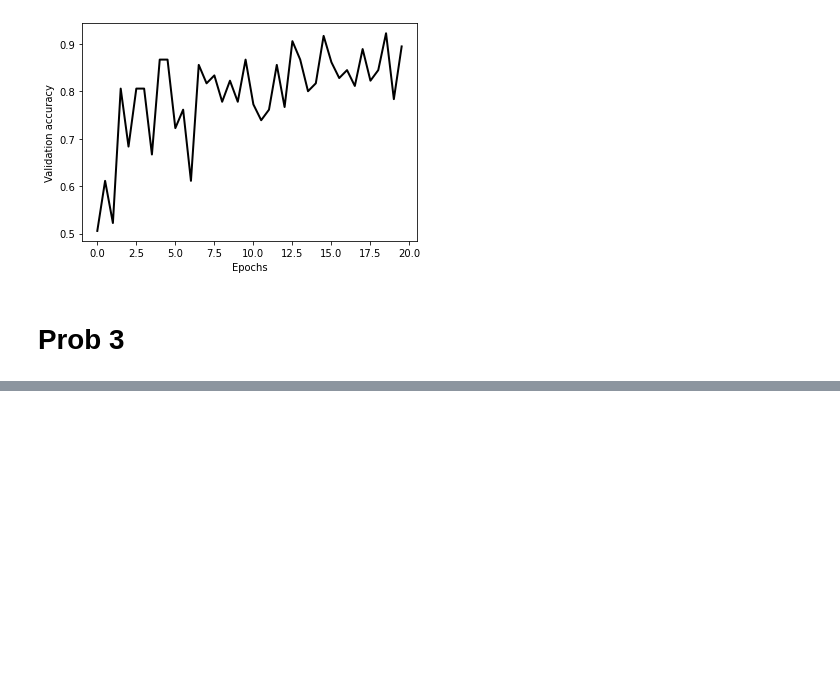
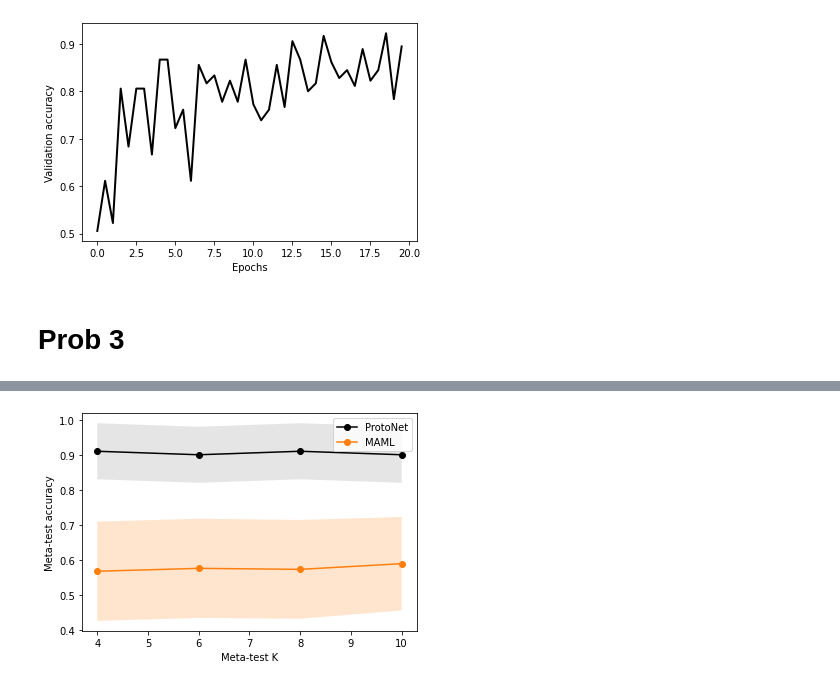
Before and after one commit to jiwoncpark/cs330-deep-multitask-meta-learning, a Jupyter notebook: hw/hw2/CS330_Homework2_Stencil_TF2_0.ipynb, the cells around one changed output, grey strips where cells are left out. Saved outputs shown, nothing was run; the diff lists cells and outputs as text; code cells hidden in the pictures; blank space fills up the shorter version.

Commit message:
Check in final HW2 submission with image and uploaded notebook

```diff
--- a/hw/hw2/CS330_Homework2_Stencil_TF2_0.ipynb
+++ b/hw/hw2/CS330_Homework2_Stencil_TF2_0.ipynb
@@ -249,12 +249,15 @@ from functools import partial
 class MAML(tf.keras.Model):
   def __init__(self, dim_input=1, dim_output=1,
                num_inner_updates=1,
-               inner_update_lr=0.4, num_filters=32, k_shot=5, learn_inner_update_lr=False):
+               inner_update_lr=0.4, num_filters=32, k_shot=5, learn_inner_update_lr=False, scale_loss_func=True):
     super(MAML, self).__init__()
     self.dim_input = dim_input
     self.dim_output = dim_output
     self.inner_update_lr = inner_update_lr
-    self.loss_func = partial(cross_entropy_loss, k_shot=k_shot)
+    if scale_loss_func:
+      self.loss_func = partial(cross_entropy_loss, k_shot=k_shot)
+    else: # remove division by k_shot for prob 3
+      self.loss_func = partial(cross_entropy_loss, k_shot=1)
     self.dim_hidden = num_filters
     self.channels = 1
     self.img_size = int(np.sqrt(self.dim_input/self.channels))
@@ -554,7 +557,7 @@ def run_maml(n_way=5, k_shot=1, meta_batch_size=25, meta_lr=0.001,
              resume=False, resume_itr=0, log=True, logdir='/tmp/data',
              data_path='./omniglot_resized',meta_train=True,
              meta_train_iterations=15000, meta_train_k_shot=-1,
-             meta_train_inner_update_lr=-1, model_file=None):
+             meta_train_inner_update_lr=-1, model_file=None, scale_loss_func=True):
 
 
   # call data_generator and get data with k_shot*2 samples per class
@@ -569,7 +572,8 @@ def run_maml(n_way=5, k_shot=1, meta_batch_size=25, meta_lr=0.001,
               inner_update_lr=inner_update_lr,
               k_shot=k_shot,
               num_filters=num_filters,
-              learn_inner_update_lr=learn_inner_update_lr)
+              learn_inner_update_lr=learn_inner_update_lr,
+               scale_loss_func=scale_loss_func)
 
   if meta_train_k_shot == -1:
     meta_train_k_shot = k_shot
@@ -1025,9 +940,9 @@ test_K = [4, 6, 8, 10]
 for k in test_K:
   print("meta test K={:d}".format(k))
   # Test protonet
-  proto_val_acc_k = run_protonet('./omniglot_resized/', n_way=5, k_shot=1, n_query=5, n_meta_test_way=5, k_meta_test_shot=k, n_meta_test_query=4)
-  np.save('/content/gdrive/My Drive/cs330_hw2/prob3_proto_val_acc_test_K={:d}.npy'.format(k), proto_val_acc_k)
+  #proto_val_acc_k = run_protonet('./omniglot_resized/', n_way=5, k_shot=1, n_query=5, n_meta_test_way=5, k_meta_test_shot=k, n_meta_test_query=4)
+  #np.save('/content/gdrive/My Drive/cs330_hw2/prob3_proto_val_acc_test_K={:d}.npy'.format(k), proto_val_acc_k)
   # Test MAML
-  maml_test_acc_k = run_maml(n_way=5, k_shot=k, inner_update_lr=0.4, num_inner_updates=1, meta_train=False, meta_test_set=True, meta_train_k_shot=1,
+  maml_test_acc_k = run_maml(n_way=5, k_shot=k, inner_update_lr=0.4, num_inner_updates=1, meta_train=False, scale_loss_func=False, meta_train_k_shot=1,
                              model_file='/content/gdrive/My Drive/cs330_hw2/cls_5.mbs_25.k_shot_1.inner_numstep_1.inner_updatelr_0.4.learn_inner_update_lr_False')
   np.save('/content/gdrive/My Drive/cs330_hw2/prob3_maml_test_acc_test_K={:d}.npy'.format(k), maml_test_acc_k)
@@ -1034,24 +966,27 @@ for k in test_K:
 # %%
 plt.close('all')
 
 maml_acc_mean = np.empty(len(test_K))
 maml_acc_std = np.empty(len(test_K))
-for k in test_K:
+for i, k in enumerate(test_K):
   maml_test_acc_k = np.load('/content/gdrive/My Drive/cs330_hw2/prob3_maml_test_acc_test_K={:d}.npy'.format(k))
-  maml_acc_mean[k] = np.mean(maml_test_acc_k)
-  maml_acc_std[k] = np.std(maml_test_acc_k)
+  maml_acc_mean[i] = np.mean(maml_test_acc_k)
+  maml_acc_std[i] = np.std(maml_test_acc_k)
 
-proto_acc_mean = np.array([])
-proto_acc_std = np.array([])
+proto_acc_mean = np.array([0.91, 0.9, 0.91, 0.9])
+proto_acc_std = np.array([0.08, 0.08, 0.08, 0.08])
 # Errorbar version
-plt.errorbar(test_K, maml_acc_mean, yerr=maml_acc_std, color='k', label='ProtoNet')
-plt.errorbar(test_K, proto_acc_mean, yerr=proto_acc_std, color='tab:orange', label='MAML')
+#plt.errorbar(test_K, maml_acc_mean, yerr=maml_acc_std, color='k', label='ProtoNet')
+#plt.errorbar(test_K, proto_acc_mean, yerr=proto_acc_std, color='tab:orange', label='MAML')
 # Errorband version
-plt.plot(test_K, proto_acc_mean, color='k', label='ProtoNet')
+plt.plot(test_K, proto_acc_mean, color='k', marker='o', label='ProtoNet')
 plt.fill_between(test_K, proto_acc_mean - proto_acc_std, proto_acc_mean + proto_acc_std, alpha=0.2, facecolor='tab:gray')
-plt.plot(test_K, maml_acc_mean, color='k', label='MAML')
+plt.plot(test_K, maml_acc_mean, color='tab:orange', marker='o', label='MAML')
 plt.fill_between(test_K, maml_acc_mean - maml_acc_std, maml_acc_mean + maml_acc_std, alpha=0.2, facecolor='tab:orange')
 
 plt.ylabel('Meta-test accuracy')
 plt.xlabel('Meta-test K')
 plt.legend()
+plt.savefig('/content/gdrive/My Drive/cs330_hw2/prob_3.png')
+# %% [output]
+[figure, added]
```
Also changed, not shown: parts of 6 cells of this notebook, 3 other files.
